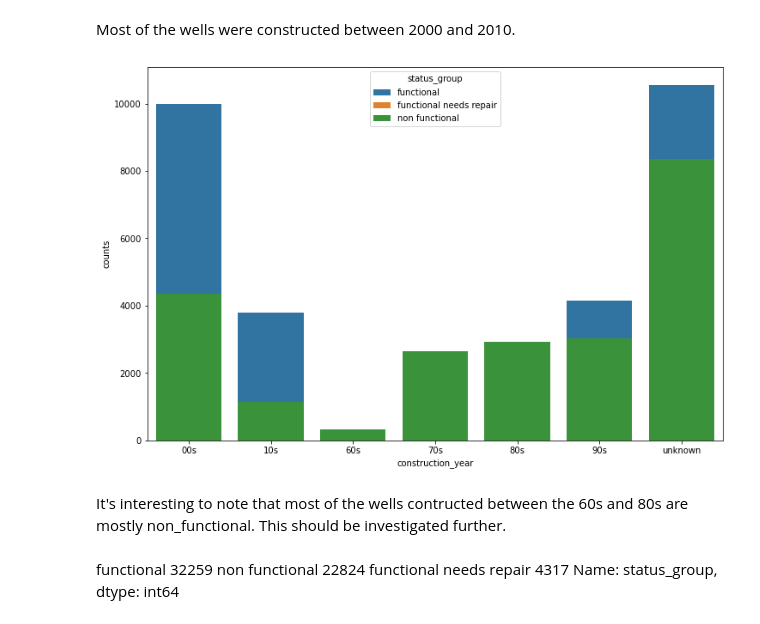
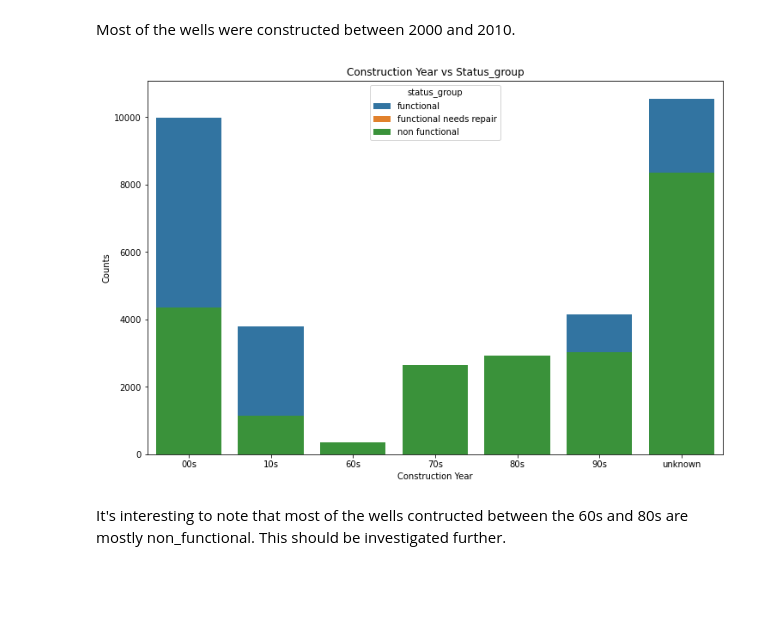
Before and after one commit to HKwirikia/Phase-3-Project---Tanzanian-Water-Wells-Pump-it-Up-, a Jupyter notebook: Desktop/Phase3/Pump it Up.ipynb, the cells around one changed output. Saved outputs shown, nothing was run; the diff lists cells and outputs as text; code cells hidden in the pictures; blank space fills up the shorter version.

```diff
--- a/Desktop/Phase3/Pump it Up.ipynb
+++ b/Desktop/Phase3/Pump it Up.ipynb
@@ -1036,9 +1180,12 @@ Most of the wells were constructed between 2000 and 2010.
 # %%
 construction_year_group = train_df.groupby(['construction_year', 'status_group']).size().reset_index(name='counts')
 plt.figure(figsize=(12,8))
 sns.barplot(x='construction_year', y='counts', hue='status_group', data=construction_year_group, dodge=False)
+plt.xlabel('Construction Year')
+plt.ylabel('Counts')
+plt.title('Construction Year vs Status_group')
 plt.show()
 # %% [output]
-[figure, old version]
+[figure, new version]
 # %% [markdown]
 It's interesting to note that most of the wells contructed between the 60s and 80s are mostly non_functional. This should be investigated further.
@@ -1047,5 +1191,0 @@ train_df.status_group_vals.value_counts()
-# %% [markdown]
-functional                 32259
-non functional             22824
-functional needs repair     4317
-Name: status_group, dtype: int64
```
Also changed, not shown: parts of 83 cells of this notebook, 1 other file.
